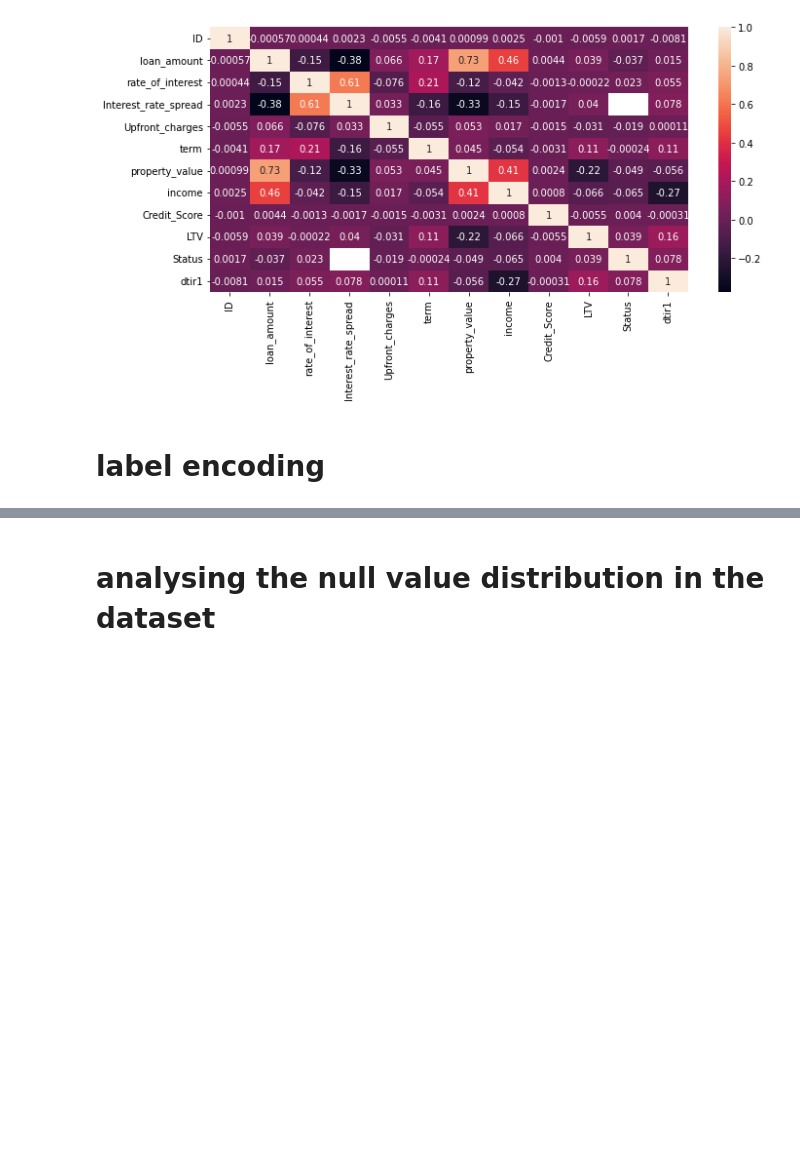
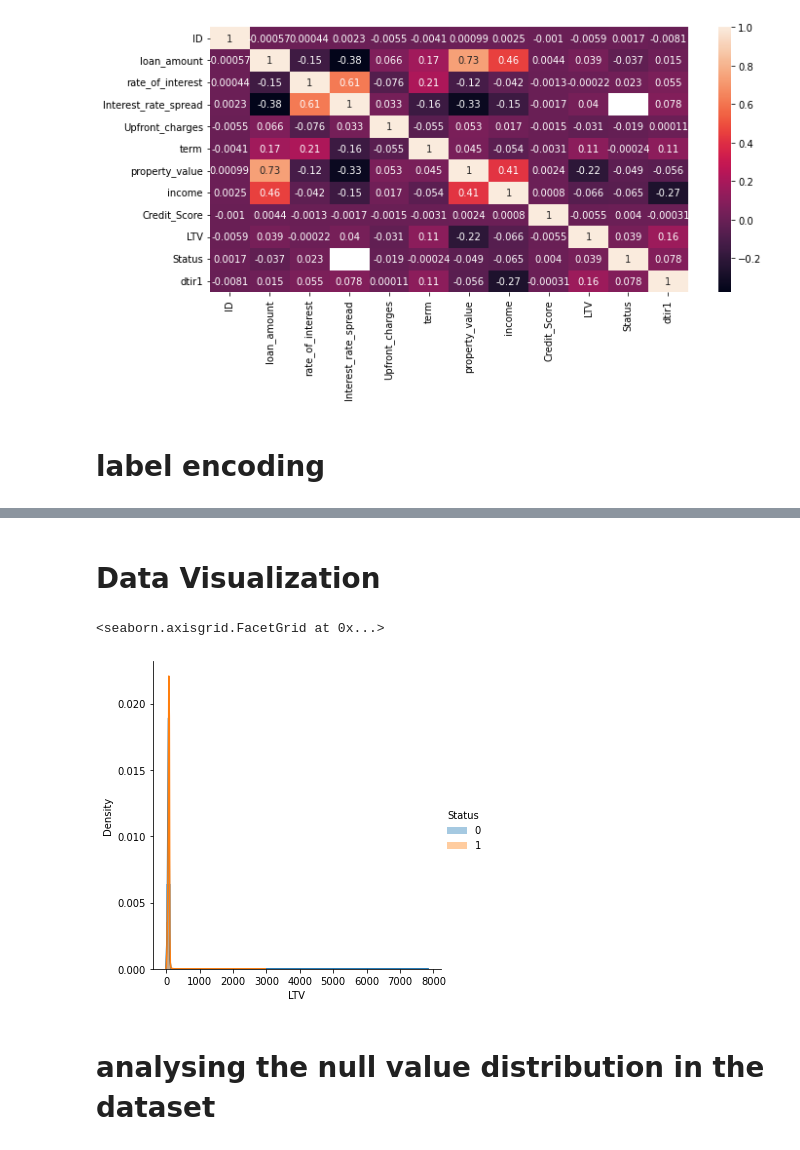
Before and after one commit to kanndil/Loan_Default_Predictor, a Jupyter notebook: code/cleaning.ipynb, the cells around one changed output, grey strips where cells are left out. Drawn from its saved outputs; the diff is of its cells as text; code cells hidden in the pictures; blank space fills up the shorter version.

```diff
--- a/code/cleaning.ipynb
+++ b/code/cleaning.ipynb
@@ -76,3 +115,17 @@ sns.heatmap(correlation, annot = True)
+# %% [markdown]
+# Data Visualization
+# %%
+from matplotlib import pyplot
+#sns.boxplot(x='Status',y='loan_amount',data=table)
+
+#sns.distplot(table['Gender'])
+
+#plt.scatter(table['rate_of_interest'],table['loan_amount'])
+
+sns.FacetGrid(table,hue='Status',size=5).map(sns.distplot,'LTV').add_legend() #histogram and PDF
+# %% [output]
+<seaborn.axisgrid.FacetGrid at 0x...>
+[figure, added]
 # %% [markdown]
 # analysing the null value distribution in the dataset
 # %%
```
Also changed, not shown: parts of 3 cells of this notebook.
